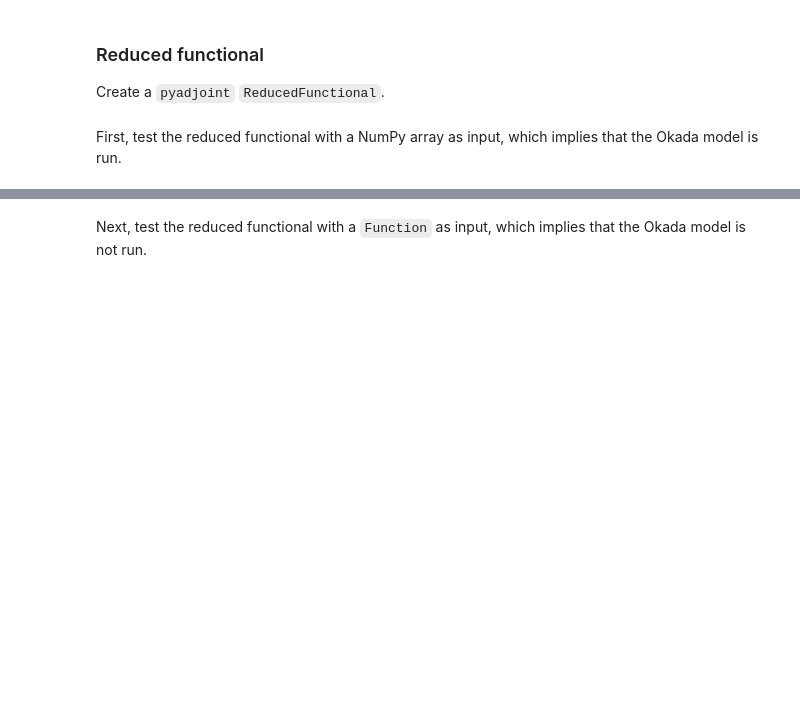
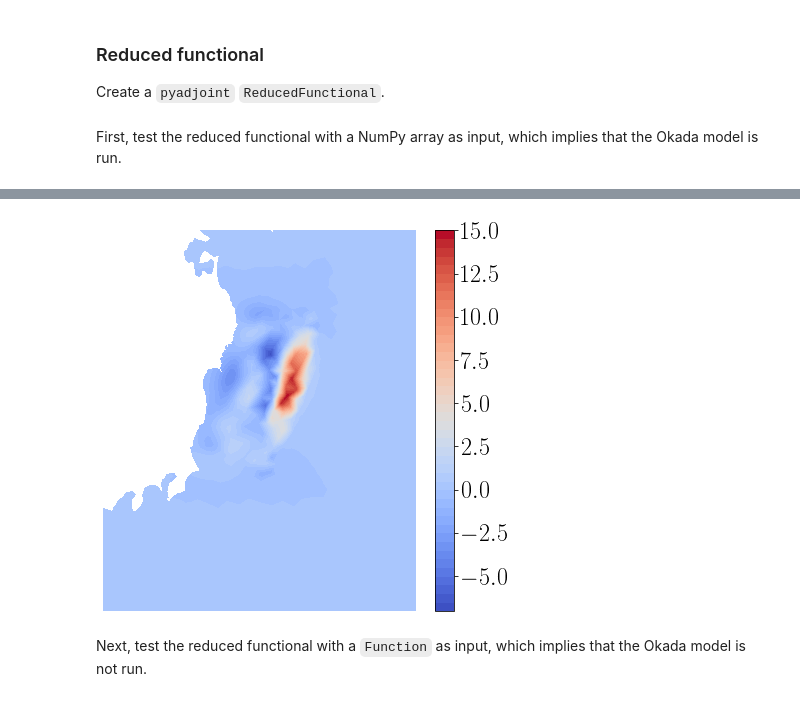
Before and after one commit to jwallwork23/adapt_utils_notebooks, a Jupyter notebook: case_studies/tohoku/02-okada/04-taylor-test-tsunami-and-okada.ipynb, the cells around one changed output, grey strips where cells are left out. Drawn from its saved outputs; the diff is of its cells as text; code cells hidden in the pictures; blank space fills up the shorter version.

```diff
--- a/case_studies/tohoku/02-okada/04-taylor-test-tsunami-and-okada.ipynb
+++ b/case_studies/tohoku/02-okada/04-taylor-test-tsunami-and-okada.ipynb
@@ -14,3 +16,8 @@ from adapt_utils.unsteady.solver_adjoint import AdaptiveDiscreteAdjointProblem
+# %%
+lonlat_corners = [(138, 32), (148, 42), (138, 42)]
+utm_corners = [lonlat_to_utm(*corner, 54) for corner in lonlat_corners]
+xlim = [utm_corners[0][0], utm_corners[1][0]]
+ylim = [utm_corners[0][1], utm_corners[2][1]]
 # %% [markdown]
 # Taylor test for the gradient of timeseries misfit w.r.t. Okada parameters
 
@@ -81,4 +88,4 @@ When setting the free surface initial condition using the Okada model, we tell `
 # %%
 tape_tag = 0
 swp = AdaptiveDiscreteAdjointProblem(op_pert, nonlinear=nonlinear, print_progress=print_progress)
-swp.set_initial_condition(annotate_source=True, tag=tape_tag)
+swp.set_initial_condition(annotate_source=True, tag=tape_tag, separate_faults=False)
@@ -165,3 +191,13 @@ QoI: 1.5518e+05
+# %%
+fig, axes = plt.subplots(figsize=(7, 7))
+tc = tricontourf(swp.fwd_solutions[0].split()[1], cmap='coolwarm', levels=50, axes=axes)
+cbar = fig.colorbar(tc, ax=axes)
+# cbar.set_ticks(np.linspace(-1, 7, 5))
+axes.set_xlim(xlim)
+axes.set_ylim(ylim)
+axes.axis(False);
+# %% [output]
+[figure, added]
 # %%
 for control in active_controls:
     assert np.allclose(swp.op.control_parameters[control], controls_pert[control])
```
Also changed, not shown: parts of 10 cells of this notebook, 2 other files.
